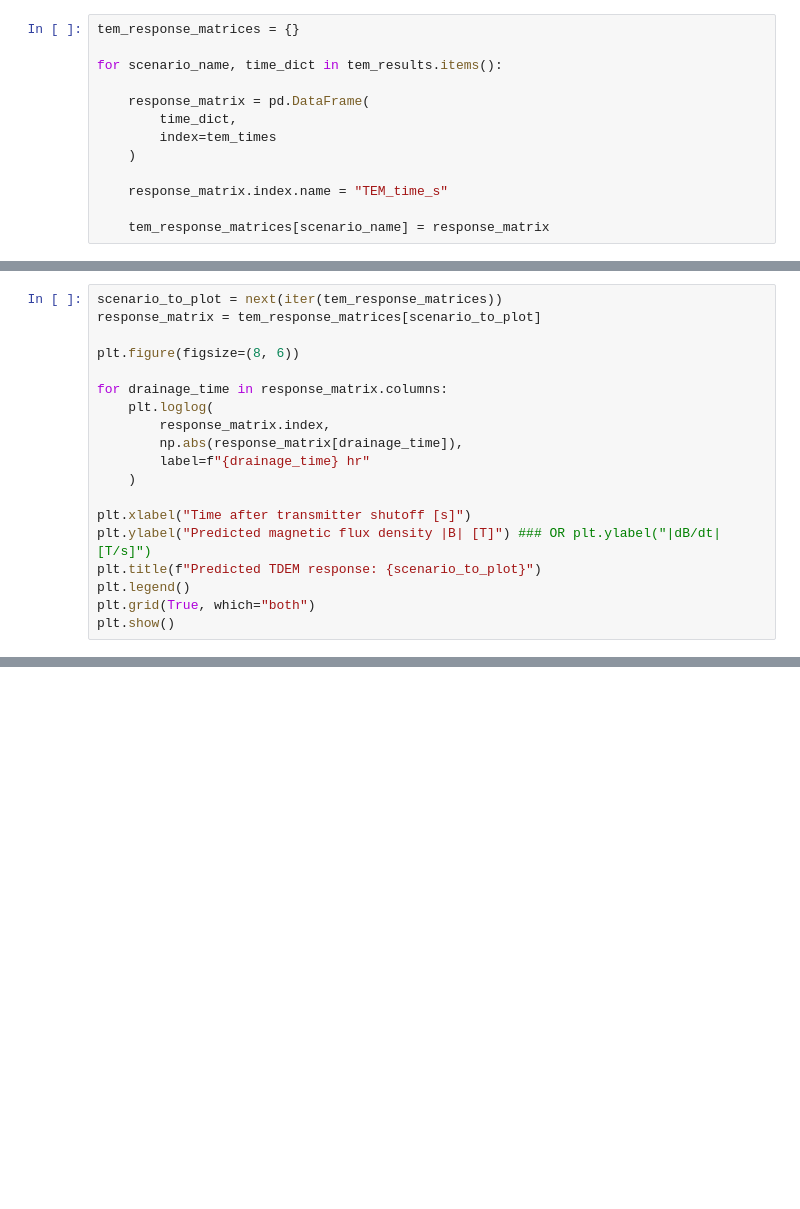
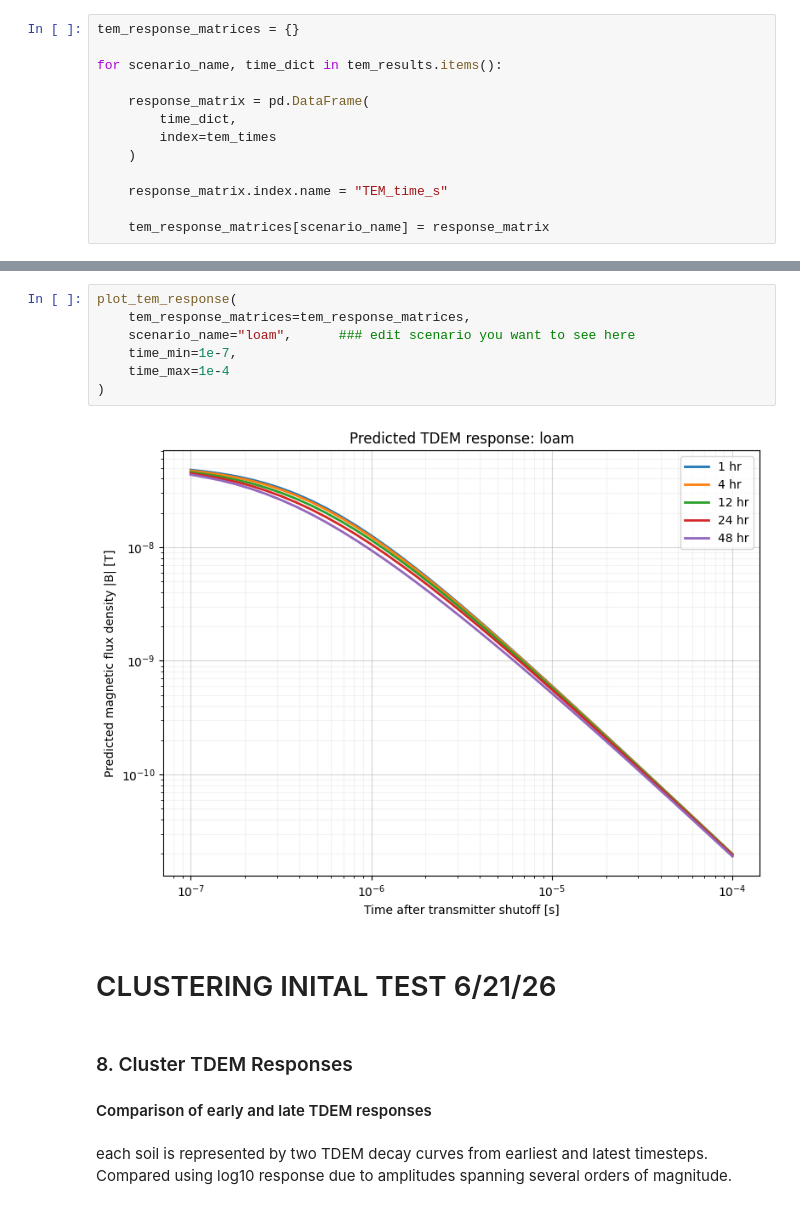
Before and after one commit to natalieyurek-cloud/TDEM_Thesis_Yurek, a Jupyter notebook: Analytical_ForwardModel.ipynb, the cells around one changed output, grey strips where cells are left out. Cells and saved outputs as stored; diff of their text form; blank space fills up the shorter version.

```diff
--- a/Analytical_ForwardModel.ipynb
+++ b/Analytical_ForwardModel.ipynb
@@ -649,20 +545 @@ for scenario_name, time_dict in tem_results.items():
 #### response shown as TEM response over time as that is how the HYDRUS simulations have been done. Can be adjusted to give a singular response profile if desired
-# %%
-scenario_to_plot = next(iter(tem_response_matrices))
-response_matrix = tem_response_matrices[scenario_to_plot]
-
-plt.figure(figsize=(8, 6))
-
-for drainage_time in response_matrix.columns:
-    plt.loglog(
-        response_matrix.index,
-        np.abs(response_matrix[drainage_time]),
-        label=f"{drainage_time} hr"
-    )
-
-plt.xlabel("Time after transmitter shutoff [s]")
-plt.ylabel("Predicted magnetic flux density |B| [T]") ### OR plt.ylabel("|dB/dt| [T/s]")
-plt.title(f"Predicted TDEM response: {scenario_to_plot}")
-plt.legend()
-plt.grid(True, which="both")
-plt.show()
@@ -672,0 +596,16 @@ For now, we are only looking for TDEM Response for clustering 6/19/26
+# %%
+plot_tem_response(
+    tem_response_matrices=tem_response_matrices,
+    scenario_name="loam",      ### edit scenario you want to see here
+    time_min=1e-7,
+    time_max=1e-4
+)
+# %% [output]
+[figure, added]
+# %% [markdown]
+# CLUSTERING INITAL TEST 6/21/26
+# %% [markdown]
+### 8. Cluster TDEM Responses
+#### Comparison of early and late TDEM responses
+# %% [markdown]
+each soil is represented by two TDEM decay curves from earliest and latest timesteps. Compared using log10 response due to amplitudes spanning several orders of magnitude.
```
Also changed, not shown: parts of 61 cells of this notebook.
